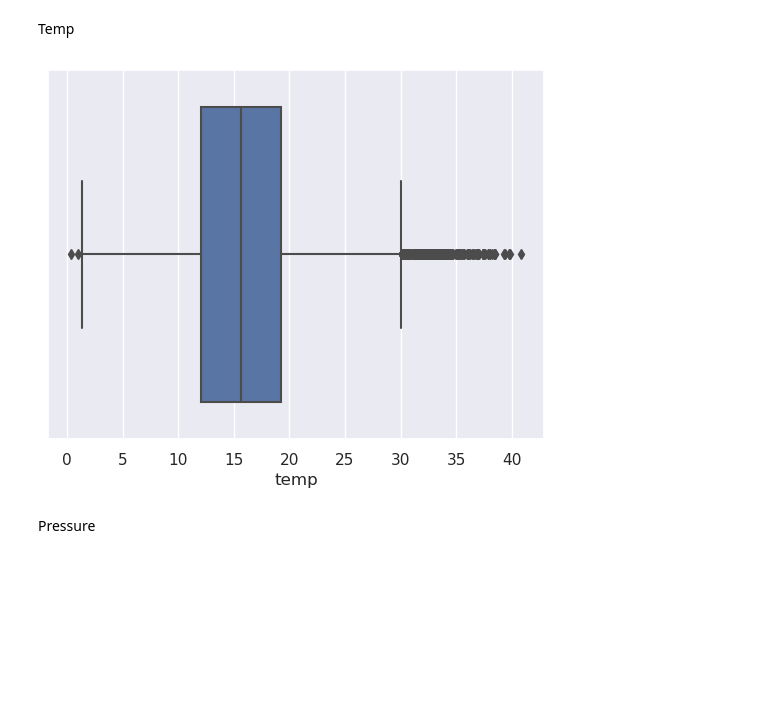
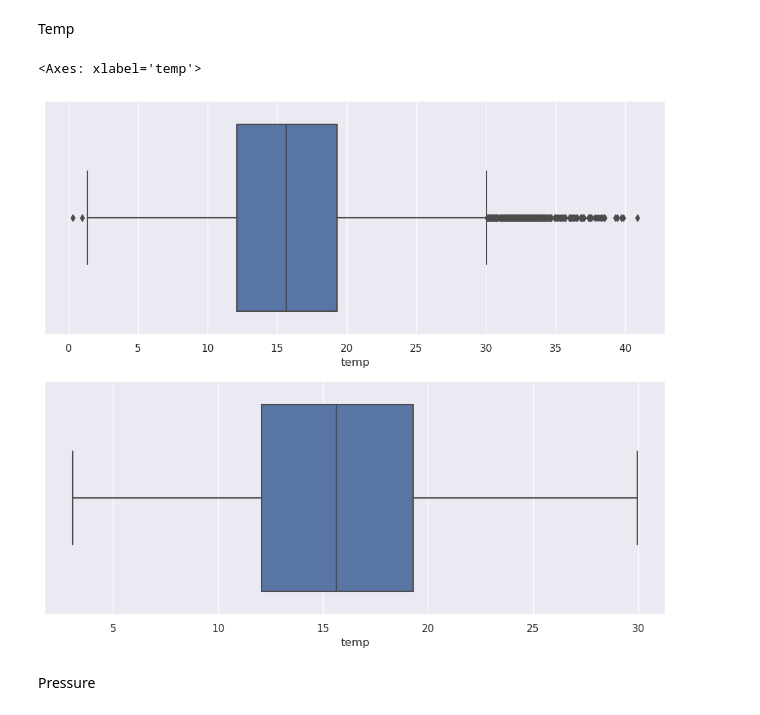
Before and after one commit to joaofaria19/DAA-Trabalho, a Jupyter notebook: competicao.ipynb, the cells around one changed output. Cells and saved outputs as stored; diff of their text form; code cells hidden in the pictures; blank space fills up the shorter version.

```diff
--- a/competicao.ipynb
+++ b/competicao.ipynb
@@ -676,14 +611,3 @@ df_train.drop(['temp_min'], axis=1, inplace=True)
 df_train.drop(['temp_max'], axis=1, inplace=True)
 # %%
 df_train_vis=df_train.copy()
-# %%
-'''
-df_train.drop(['broken clouds'], axis=1, inplace=True)
-df_train.drop(['few clouds'], axis=1, inplace=True)
-df_train.drop(['heavy intensity rain'], axis=1, inplace=True)
-df_train.drop(['light rain'], axis=1, inplace=True)
-df_train.drop(['moderate rain'], axis=1, inplace=True)
-df_train.drop(['overcast clouds'], axis=1, inplace=True)
-df_train.drop(['scattered clouds'], axis=1, inplace=True)
-df_train.drop(['sky is clear'], axis=1, inplace=True)
-'''
@@ -768,0 +705,15 @@ df_teste_v1.info()
+# %%
+def fase_do_dia(hour):
+
+    if hour<=6 and hour>=19:
+        return 1
+
+    elif hour<=11 and hour>=6:
+        return 2
+
+    elif hour<=14 and hour>=11:
+        return 3
+    else:
+        return 4
+# %%
+df_train['day_fase']=df_train['date_hour'].apply(fase_do_dia)
@@ -773,15 +726,20 @@ df_train_out = df_train.copy()
 # %% [markdown]
 Temp
 # %%
-sns.boxplot(x=df_train_out['temp'])
+#sns.boxplot(x=df_train['temp'])
 
-lower = df_train_out['temp'].quantile(0.03)
+lower = df_train_out['temp'].quantile(0.001)
 upper = df_train_out['temp'].quantile(0.975)
 
 
 df_train_out['temp'] = np.where(df_train_out['temp']>upper, upper,df_train_out['temp'])
 df_train_out['temp'] = np.where(df_train_out['temp']<lower, lower,df_train_out['temp'])
+
+fig,axs=plt.subplots(2,1,figsize=(12,10))
+sns.boxplot(x=df_train['temp'],ax=axs[0])
+sns.boxplot(x=df_train_out['temp'],ax=axs[1])
 # %% [output]
+<Axes: xlabel='temp'>
-[figure, old version]
+[figure, new version]
 # %% [markdown]
 Pressure
```
Also changed, not shown: parts of 103 cells of this notebook, 20 other files.
